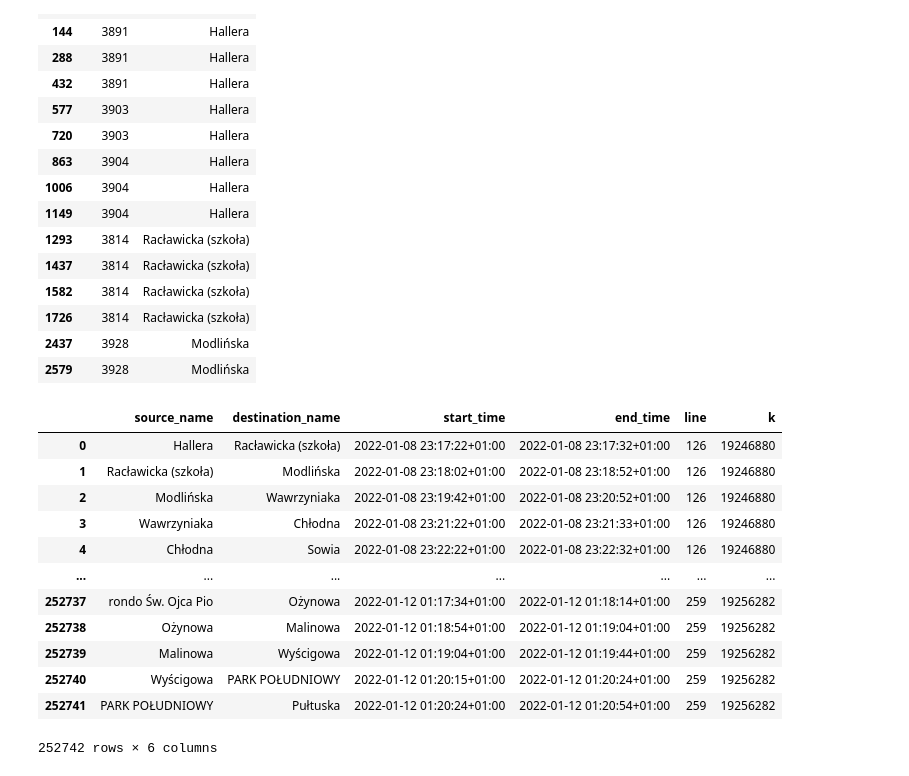
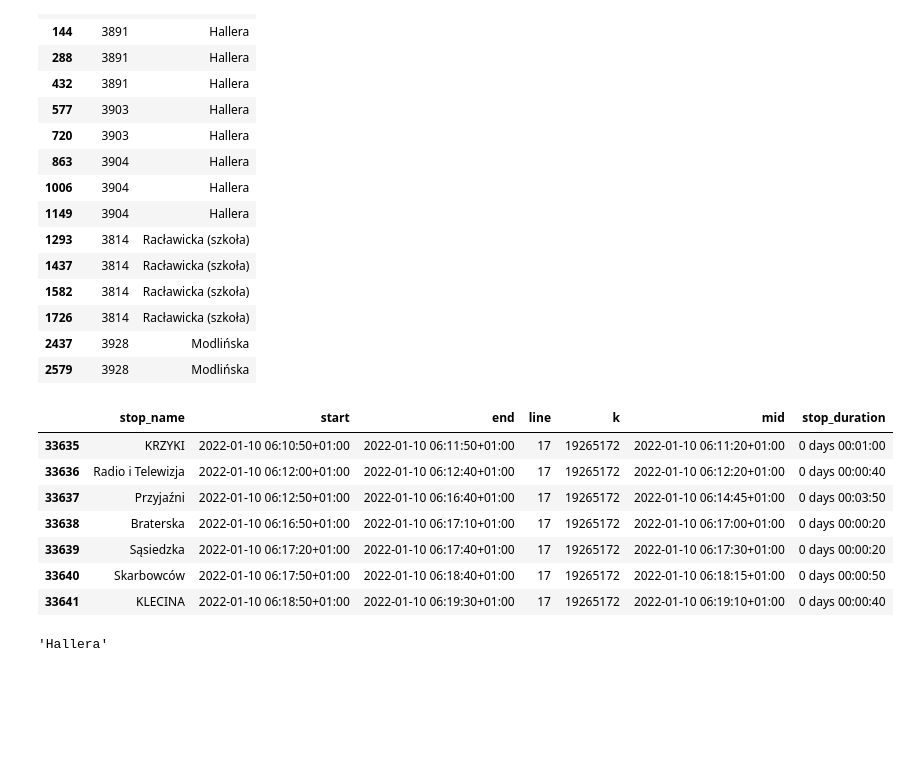
Before and after one commit to ProtossLuigi/komunikacja-miejska-projekt, a Jupyter notebook: tracking_test.ipynb, the cells around one changed output. Cells and saved outputs as stored; diff of their text form; code cells hidden in the pictures; blank space fills up the shorter version.

```diff
--- a/tracking_test.ipynb
+++ b/tracking_test.ipynb
@@ -63,2 +65,31 @@ df[df['k'] == df['k'][0]]['stop'].apply(lambda x: stops.iloc[x][['stop_id','stop
 trips_cols = ['source_name', 'destination_name', 'start_time', 'end_time', 'line', 'k']
 trips = []
+# %%
+def datetime_mean(a, b):
+    if a > b:
+        t1 = b
+        t2 = a
+    else:
+        t1 = a
+        t2 = b
+    return t1 + ((t2 - t1) / 2)
+
+def datetime_mean2(row):
+    return datetime_mean(row.start, row.end)
+# %%
+for k in tqdm(df['k'].unique()):
+    kdf = df[df['k'] == k]
+    changes = find_changes(kdf['stop_name'])
+    idxs = np.flatnonzero(changes)
+    new_rows = []
+    for i in range(len(idxs)):
+        if i == len(idxs) - 1:
+            end_idx = len(kdf) - 1
+        else:
+            end_idx = idxs[i + 1] - 1
+        start_row = kdf.iloc[idxs[i]]
+        end_row = kdf.iloc[end_idx]
+        new_rows.append([start_row['stop_name'], start_row['date'], end_row['date'], start_row['name'], k])
+    new_rows = pd.DataFrame(new_rows, columns=stop_cols)
+    stop_times.append(new_rows)
+stop_times = pd.concat(stop_times, ignore_index=True)
@@ -65 +100,16 @@ trips = []
+# %%
+stop_times[stop_times['k'] == stop_times['k'].unique()[1501]]
+# %% [output]
+|  | stop_name | start | end | line | k | mid | stop_duration |
+| 33635 | KRZYKI | 2022-01-10 06:10:50+01:00 | 2022-01-10 06:11:50+01:00 | 17 | 19265172 | 2022-01-10 06:11:20+01:00 | 0 days 00:01:00 |
+| 33636 | Radio i Telewizja | 2022-01-10 06:12:00+01:00 | 2022-01-10 06:12:40+01:00 | 17 | 19265172 | 2022-01-10 06:12:20+01:00 | 0 days 00:00:40 |
+| 33637 | Przyjaźni | 2022-01-10 06:12:50+01:00 | 2022-01-10 06:16:40+01:00 | 17 | 19265172 | 2022-01-10 06:14:45+01:00 | 0 days 00:03:50 |
+| 33638 | Braterska | 2022-01-10 06:16:50+01:00 | 2022-01-10 06:17:10+01:00 | 17 | 19265172 | 2022-01-10 06:17:00+01:00 | 0 days 00:00:20 |
+| 33639 | Sąsiedzka | 2022-01-10 06:17:20+01:00 | 2022-01-10 06:17:40+01:00 | 17 | 19265172 | 2022-01-10 06:17:30+01:00 | 0 days 00:00:20 |
+| 33640 | Skarbowców | 2022-01-10 06:17:50+01:00 | 2022-01-10 06:18:40+01:00 | 17 | 19265172 | 2022-01-10 06:18:15+01:00 | 0 days 00:00:50 |
+| 33641 | KLECINA | 2022-01-10 06:18:50+01:00 | 2022-01-10 06:19:30+01:00 | 17 | 19265172 | 2022-01-10 06:19:10+01:00 | 0 days 00:00:40 |
+# %%
+stop_times.iloc[0]['stop_name']
+# %% [output]
+'Hallera'
 # %%
@@ -78,16 +127,0 @@ trips = pd.concat(trips, ignore_index=True)
-# %%
-trips
-# %% [output]
-|  | source_name | destination_name | start_time | end_time | line | k |
-| 0 | Hallera | Racławicka (szkoła) | 2022-01-08 23:17:22+01:00 | 2022-01-08 23:17:32+01:00 | 126 | 19246880 |
-| 1 | Racławicka (szkoła) | Modlińska | 2022-01-08 23:18:02+01:00 | 2022-01-08 23:18:52+01:00 | 126 | 19246880 |
-| 2 | Modlińska | Wawrzyniaka | 2022-01-08 23:19:42+01:00 | 2022-01-08 23:20:52+01:00 | 126 | 19246880 |
-| 3 | Wawrzyniaka | Chłodna | 2022-01-08 23:21:22+01:00 | 2022-01-08 23:21:33+01:00 | 126 | 19246880 |
-| 4 | Chłodna | Sowia | 2022-01-08 23:22:22+01:00 | 2022-01-08 23:22:32+01:00 | 126 | 19246880 |
-| ... | ... | ... | ... | ... | ... | ... |
-| 252737 | rondo Św. Ojca Pio | Ożynowa | 2022-01-12 01:17:34+01:00 | 2022-01-12 01:18:14+01:00 | 259 | 19256282 |
-| 252738 | Ożynowa | Malinowa | 2022-01-12 01:18:54+01:00 | 2022-01-12 01:19:04+01:00 | 259 | 19256282 |
-| 252739 | Malinowa | Wyścigowa | 2022-01-12 01:19:04+01:00 | 2022-01-12 01:19:44+01:00 | 259 | 19256282 |
-| 252740 | Wyścigowa | PARK POŁUDNIOWY | 2022-01-12 01:20:15+01:00 | 2022-01-12 01:20:24+01:00 | 259 | 19256282 |
-| 252741 | PARK POŁUDNIOWY | Pułtuska | 2022-01-12 01:20:24+01:00 | 2022-01-12 01:20:54+01:00 | 259 | 19256282 |
-252742 rows × 6 columns
```
Also changed, not shown: parts of 12 cells of this notebook, 1 other file.
